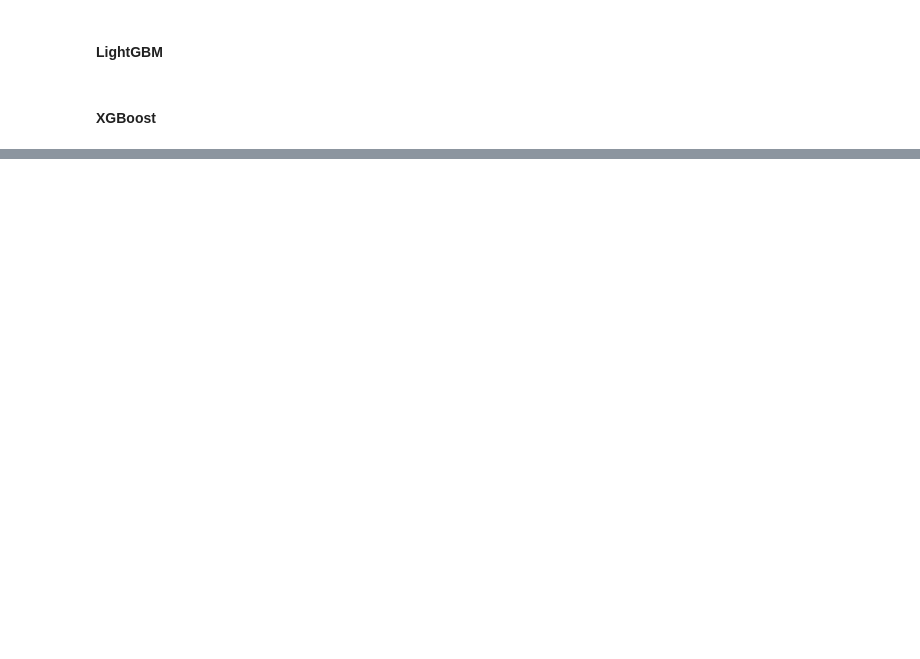
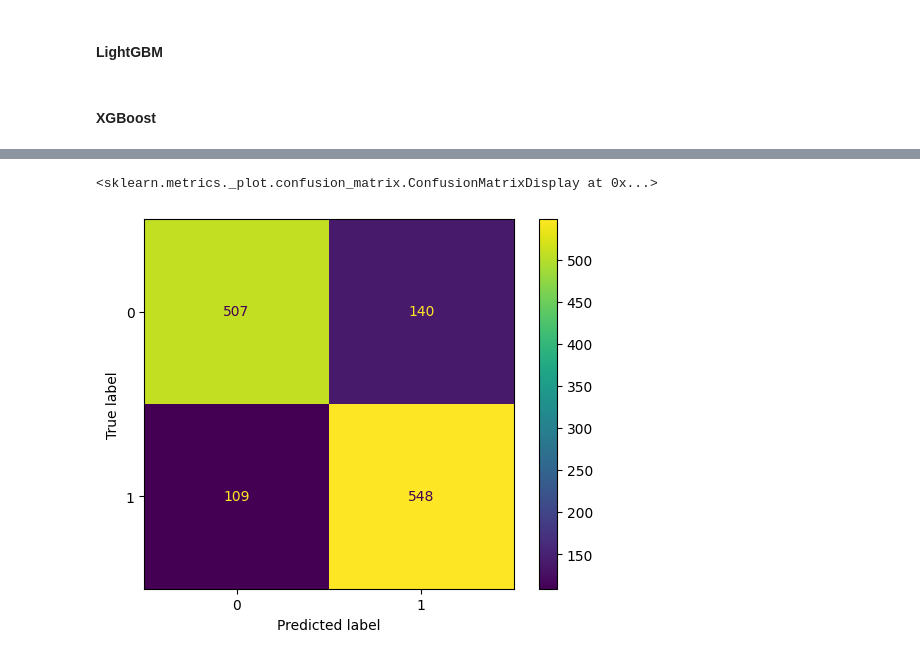
Before and after one commit to MoyMarMois/Spaceship-Titanic, a Jupyter notebook: src/Spaceship.ipynb, the cells around one changed output, grey strips where cells are left out. Cells and saved outputs as stored; diff of their text form; code cells hidden in the pictures; blank space fills up the shorter version.

```diff
--- a/src/Spaceship.ipynb
+++ b/src/Spaceship.ipynb
@@ -653,4 +791,4 @@ grid_model_HGB = GridSearchCV(
 )
 
 grid_model_HGB.fit(X_train, y_train)
-y_pred_HGB = grid_model_rf.predict(X_valid)
+models_dict["HGB"] = grid_model_HGB.best_estimator_
@@ -683,3 +815,4 @@ grid_model_cat = GridSearchCV(
 )
 
 grid_model_cat.fit(X_train, y_train)
+models_dict["CatBoost"] = grid_model_cat.best_estimator_
@@ -715,8 +842,7 @@ grid_model_lgbm = GridSearchCV(
 )
 
 grid_model_lgbm.fit(X_train, y_train)
-
-y_pred_lgbm = grid_model_lgbm.best_estimator_.predict(X_valid)
+models_dict["LightGBM"] = grid_model_lgbm.best_estimator_
 # %% [markdown]
 #### **XGBoost**
 # %%
@@ -733,7 +859,7 @@ param_grid_xgb = {
 
 xgb = XGBClassifier(random_state=42, eval_metric='logloss')
 
-grid_xgb = GridSearchCV(
+grid_model_xgb = GridSearchCV(
     estimator=xgb,
     param_grid=param_grid_xgb,
     scoring='f1',
@@ -742,6 +868,5 @@ grid_xgb = GridSearchCV(
     verbose=0
 )
 
-grid_xgb.fit(X_train, y_train)
-
-y_pred_xgb = grid_xgb.best_estimator_.predict(X_valid)
+grid_model_xgb.fit(X_train, y_train)
+models_dict["XGBoost"] = grid_model_xgb.best_estimator_
@@ -749,0 +919,5 @@ XGB Validation F1-score: 0.8056
+# %%
+ConfusionMatrixDisplay.from_estimator(models_dict["HGB"], X_valid, y_valid)
+# %% [output]
+<sklearn.metrics._plot.confusion_matrix.ConfusionMatrixDisplay at 0x...>
+[figure, added]
```
Also changed, not shown: parts of 38 cells of this notebook, 5 other files.
